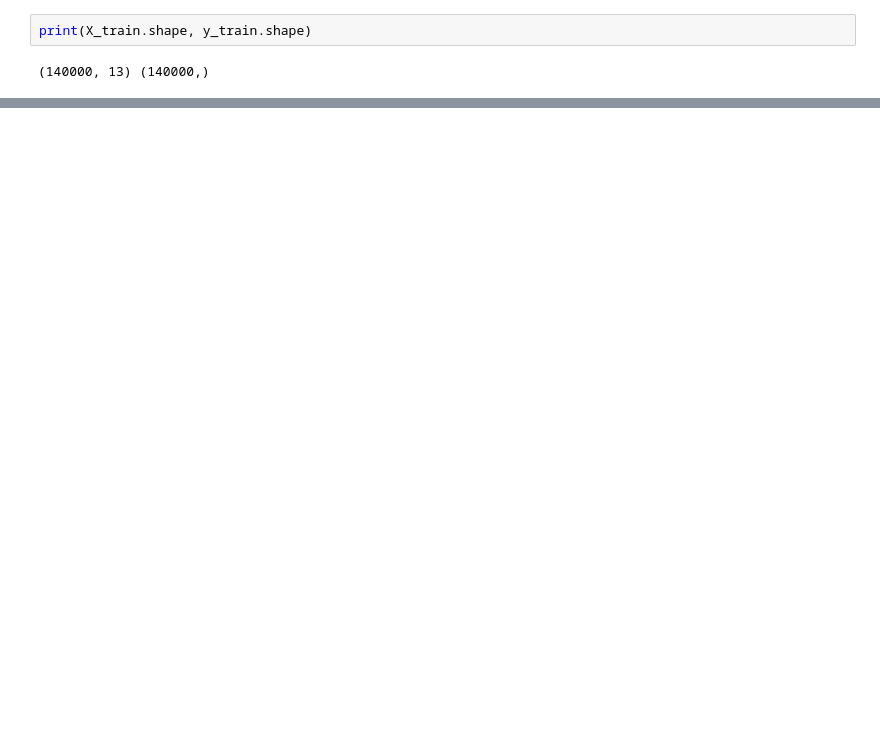
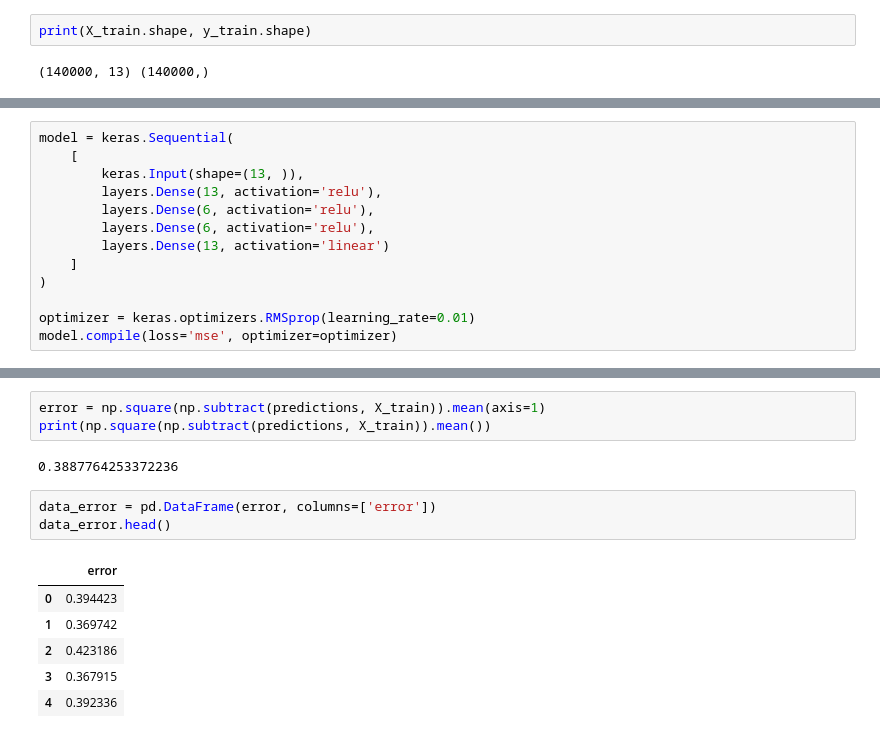
Before and after one commit to devbravo/Deep-Learning-Autoencoders-for-anomaly-detection, a Jupyter notebook: autoencoders.ipynb, the cells around one changed output, grey strips where cells are left out. Drawn from its saved outputs; the diff is of its cells as text; blank space fills up the shorter version.

```diff
--- a/autoencoders.ipynb
+++ b/autoencoders.ipynb
@@ -137,0 +140,13 @@ print(X_train.shape, y_train.shape)
+# %%
+model = keras.Sequential(
+    [
+        keras.Input(shape=(13, )),
+        layers.Dense(13, activation='relu'),
+        layers.Dense(6, activation='relu'),
+        layers.Dense(6, activation='relu'),
+        layers.Dense(13, activation='linear')
+    ]
+)
+
+optimizer = keras.optimizers.RMSprop(learning_rate=0.01)
+model.compile(loss='mse', optimizer=optimizer)
@@ -137,0 +194,15 @@ print(X_train.shape, y_train.shape)
+# %%
+error = np.square(np.subtract(predictions, X_train)).mean(axis=1)
+print(np.square(np.subtract(predictions, X_train)).mean())
+# %% [output]
+0.3887764253372236
+# %%
+data_error = pd.DataFrame(error, columns=['error'])
+data_error.head()
+# %% [output]
+|  | error |
+| 0 | 0.394423 |
+| 1 | 0.369742 |
+| 2 | 0.423186 |
+| 3 | 0.367915 |
+| 4 | 0.392336 |
```
Also changed, not shown: parts of 6 cells of this notebook.
